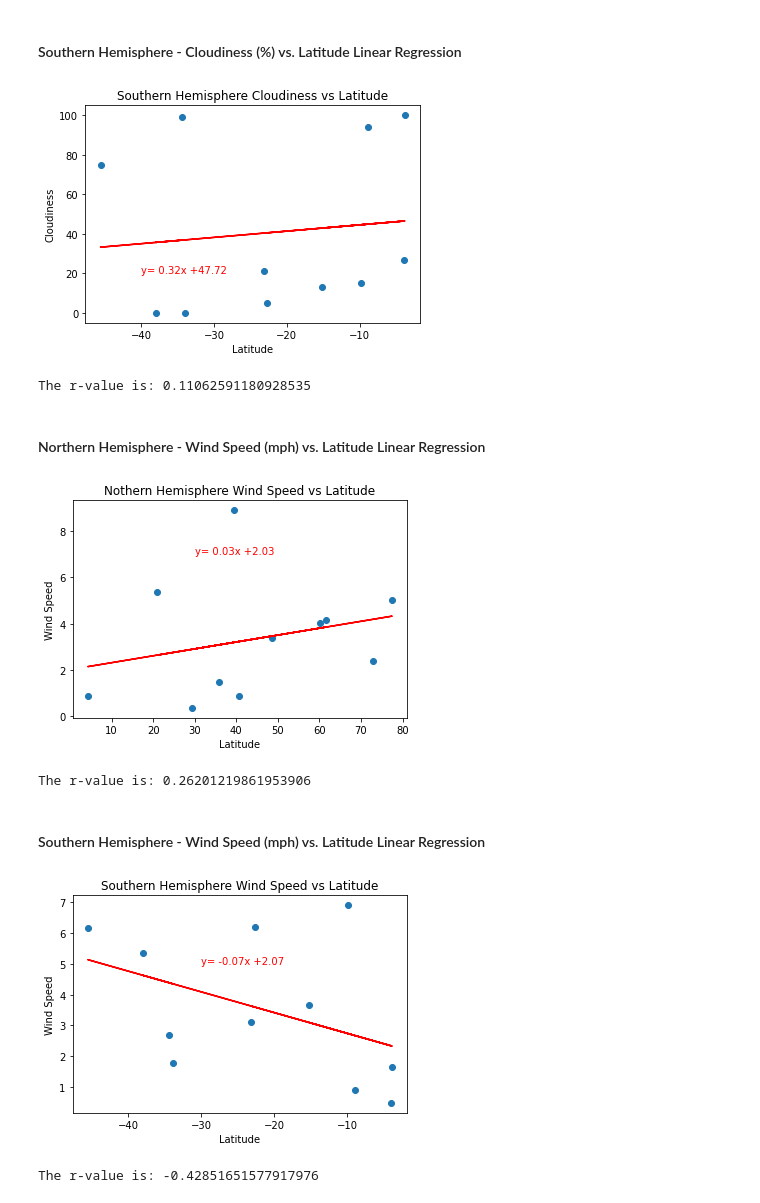
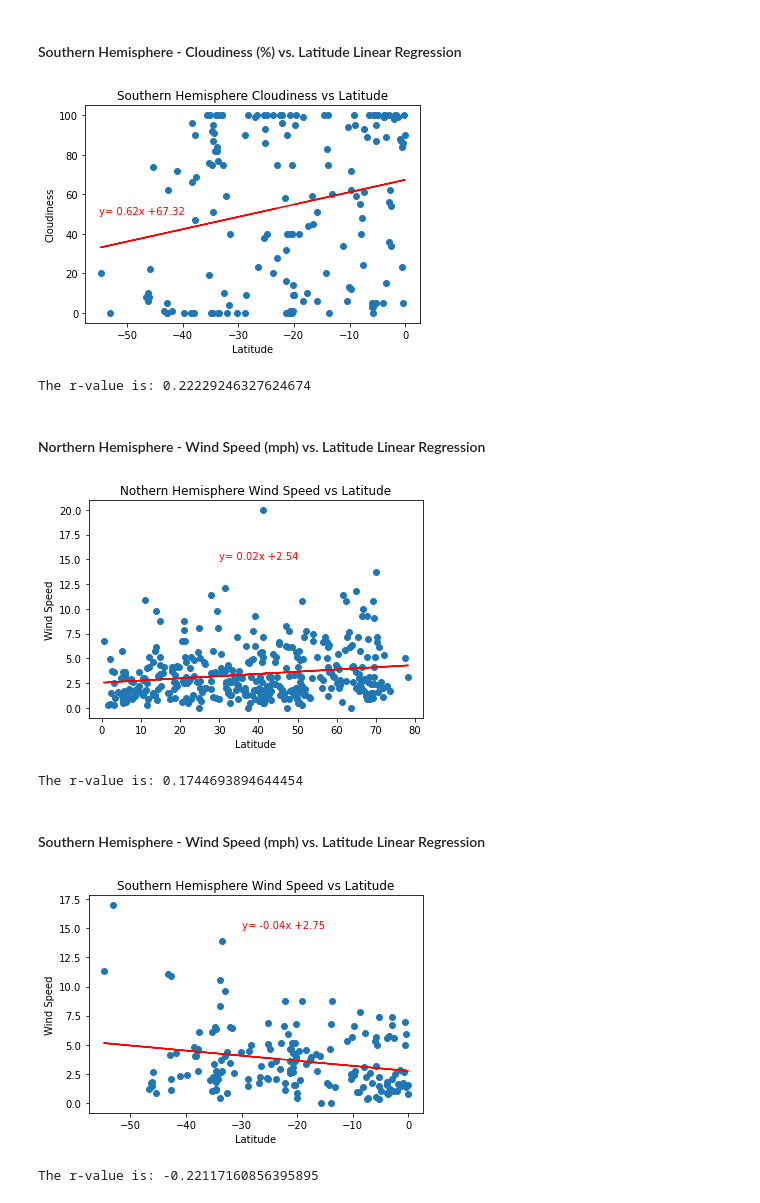
Before and after one commit to mandie021/python-api-challenge, a Jupyter notebook: WeatherPy.ipynb, the cells around one changed output. Cells and saved outputs as stored; diff of their text form; code cells hidden in the pictures.

```diff
--- a/WeatherPy.ipynb
+++ b/WeatherPy.ipynb
@@ -112,7 +112,7 @@ weather = []
 print("Beginning Data Retrieval")
 print("-----------------------------")
 #for loop for data with try "processing Record" and except "City not found. Skipping..."#
-for city in cities[:25]:
+for city in cities:
     query_url = url + city + "&appid=" + weather_api_key
     #get weather data
     response = requests.get(query_url)
@@ -497,17 +465,17 @@ plt.plot(x_values, regress_values, "r-")
 plt.title("Southern Hemisphere Cloudiness vs Latitude")
 plt.xlabel("Latitude")
 plt.ylabel("Cloudiness")
-plt.annotate(line_eq,(-40,20), color = "red")
+plt.annotate(line_eq,(-55,50), color = "red")
 
 #save the figure
-#plt.savefig("S_Clouds_Lat.png")
+plt.savefig("WeatherPy/S_Clouds_Lat.png")
 
 #show plt
 plt.show()
 print(f"The r-value is: {rvalue}")
 # %% [output]
-[figure, old version]
+[figure, new version]
-The r-value is: 0.11062591180928535
+The r-value is: 0.22229246327624674
 # %% [markdown]
 ####  Northern Hemisphere - Wind Speed (mph) vs. Latitude Linear Regression
 # %%
@@ -522,39 +490,39 @@ plt.plot(x_values, regress_values, "r-")
 plt.title("Nothern Hemisphere Wind Speed vs Latitude")
 plt.xlabel("Latitude")
 plt.ylabel("Wind Speed")
-plt.annotate(line_eq,(30,7), color = "red")
+plt.annotate(line_eq,(30,15), color = "red")
 
 #save the figure
-#plt.savefig("N_Winds_Lat.png")
+plt.savefig("WeatherPy/N_Winds_Lat.png")
 
 #show plt
 plt.show()
 print(f"The r-value is: {rvalue}")
 # %% [output]
-[figure, old version]
+[figure, new version]
-The r-value is: 0.26201219861953906
+The r-value is: 0.1744693894644454
 # %% [markdown]
 ####  Southern Hemisphere - Wind Speed (mph) vs. Latitude Linear Regression
 # %%
 #scatter plot the r value Southern Hemisphere - wind vs. Latitude
 x_values = s_hemi["Latitude"]
 y_values = s_hemi["Wind Speed"]
 (slope, intercept, rvalue, pvalue, stderr) = linregress(x_values, y_values)
 regress_values = x_values * slope + intercept
 line_eq = "y= " + str(round(slope,2)) + "x +" + str(round(intercept,2))
 plt.scatter(x_values,y_values)
 plt.plot(x_values, regress_values, "r-")
 plt.title("Southern Hemisphere Wind Speed vs Latitude")
 plt.xlabel("Latitude")
 plt.ylabel("Wind Speed")
-plt.annotate(line_eq,(-30,5), color = "red")
+plt.annotate(line_eq,(-30,15), color = "red")
 
 #save the figure
-#plt.savefig("S_Winds_Lat.png")
+plt.savefig("WeatherPy/S_Winds_Lat.png")
 
 #show plt
 plt.show()
 print(f"The r-value is: {rvalue}")
 # %% [output]
-[figure, old version]
+[figure, new version]
-The r-value is: -0.42851651577917976
+The r-value is: -0.22117160856395895
```
Also changed, not shown: parts of 22 cells of this notebook, 14 other files.
